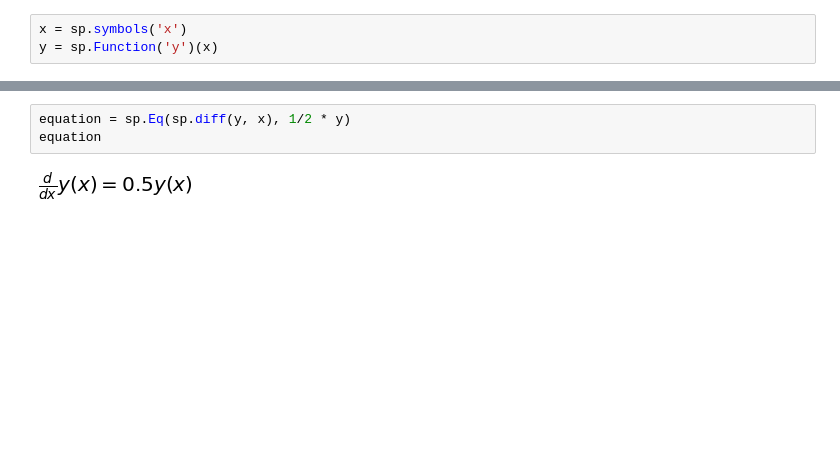
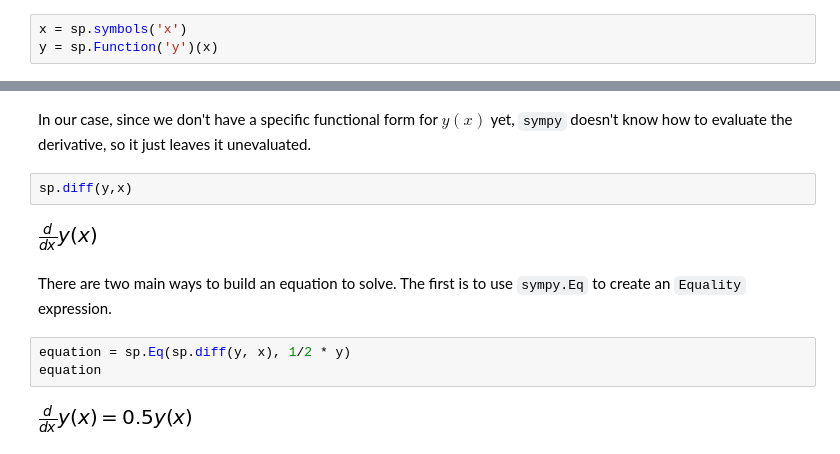
Before and after one commit to tachycline/PHYS381, a Jupyter notebook: notebooks/Analytic ODEs.ipynb, the cells around one changed output, grey strips where cells are left out. Cells and saved outputs as stored; diff of their text form; blank space fills up the shorter version.

```diff
--- a/notebooks/Analytic ODEs.ipynb
+++ b/notebooks/Analytic ODEs.ipynb
@@ -16,3 +35,11 @@ sp.init_printing()
+# %% [markdown]
+In our case, since we don't have a specific functional form for $y(x)$ yet, `sympy` doesn't know how to evaluate the derivative, so it just leaves it unevaluated.
+# %%
+sp.diff(y,x)
+# %% [output]
+[figure, added]
+# %% [markdown]
+There are two main ways to build an equation to solve. The first is to use `sympy.Eq` to create an `Equality` expression.
 # %%
 equation = sp.Eq(sp.diff(y, x), 1/2 * y)
 equation
```
Also changed, not shown: parts of 18 cells of this notebook, 7 other files.
